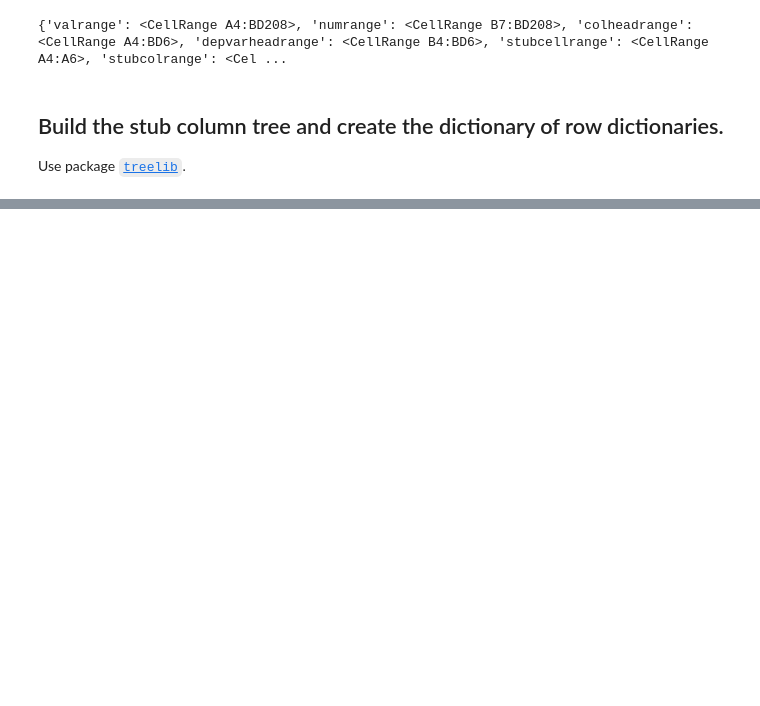
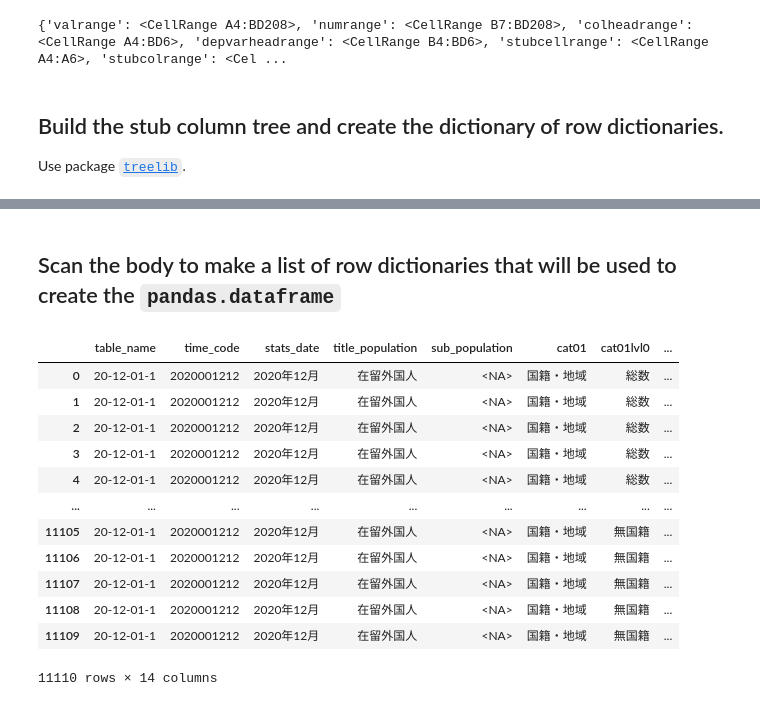
Before and after one commit to kijinosu/estatjp, a Jupyter notebook: docs/chronicle/xlsx-ctf-functions-01.ipynb, the cells around one changed output, grey strips where cells are left out. Saved outputs shown, nothing was run; the diff lists cells and outputs as text; code cells hidden in the pictures; blank space fills up the shorter version.

Commit message:
Reworked stub column parser

```diff
--- a/docs/chronicle/xlsx-ctf-functions-01.ipynb
+++ b/docs/chronicle/xlsx-ctf-functions-01.ipynb
@@ -121,8 +120,8 @@ print(rangeresults)
 
 Use package [`treelib`](https://treelib.readthedocs.io/en/latest/modules.html).
 # %%
-from estatjp.xlsx.ctf import create_stub_column_rows
+from estatjp.xlsx.ctf import create_stub_column_dictionary_list
 
-stubrows = create_stub_column_rows(wsheet=ws, title_result=titleresults, ranges_result=rangeresults)
+stubrows = create_stub_column_dictionary_list(wsheet=ws, title_result=titleresults, ranges_result=rangeresults)
 stubrows
 # %% [output]
@@ -145,0 +149,5 @@ stubrows
+# %%
+from estatjp.xlsx.ctf import create_crown_header_dictionary_list
+
+columndicts = create_crown_header_dictionary_list(wsheet=ws, title_result=titleresults, ranges_result=rangeresults)
+columndicts
@@ -145,0 +172,28 @@ stubrows
+# %% [markdown]
+## Scan the body to make a list of row dictionaries that will be used to create the `pandas.dataframe`
+# %%
+from estatjp.xlsx.ctf import create_dataframe
+import csv
+
+df = create_dataframe(wsheet=ws,
+                    ranges_result=rangeresults,
+                    row_leaves=stubrows,
+                    column_leaves=columndicts
+                    )
+
+df.to_csv(processeddata, index=False, quoting=csv.QUOTE_ALL)
+df
+# %% [output]
+|  | table_name | time_code | stats_date | title_population | sub_population | cat01 | cat01lvl0 | ... |
+| 0 | 20-12-01-1 | 2020001212 | 2020年12月 | 在留外国人 | <NA> | 国籍・地域 | 総数 | ... |
+| 1 | 20-12-01-1 | 2020001212 | 2020年12月 | 在留外国人 | <NA> | 国籍・地域 | 総数 | ... |
+| 2 | 20-12-01-1 | 2020001212 | 2020年12月 | 在留外国人 | <NA> | 国籍・地域 | 総数 | ... |
+| 3 | 20-12-01-1 | 2020001212 | 2020年12月 | 在留外国人 | <NA> | 国籍・地域 | 総数 | ... |
+| 4 | 20-12-01-1 | 2020001212 | 2020年12月 | 在留外国人 | <NA> | 国籍・地域 | 総数 | ... |
+| ... | ... | ... | ... | ... | ... | ... | ... | ... |
+| 11105 | 20-12-01-1 | 2020001212 | 2020年12月 | 在留外国人 | <NA> | 国籍・地域 | 無国籍 | ... |
+| 11106 | 20-12-01-1 | 2020001212 | 2020年12月 | 在留外国人 | <NA> | 国籍・地域 | 無国籍 | ... |
+| 11107 | 20-12-01-1 | 2020001212 | 2020年12月 | 在留外国人 | <NA> | 国籍・地域 | 無国籍 | ... |
+| 11108 | 20-12-01-1 | 2020001212 | 2020年12月 | 在留外国人 | <NA> | 国籍・地域 | 無国籍 | ... |
+| 11109 | 20-12-01-1 | 2020001212 | 2020年12月 | 在留外国人 | <NA> | 国籍・地域 | 無国籍 | ... |
+11110 rows × 14 columns
```
Also changed, not shown: parts of 6 cells of this notebook, 7 other files.
